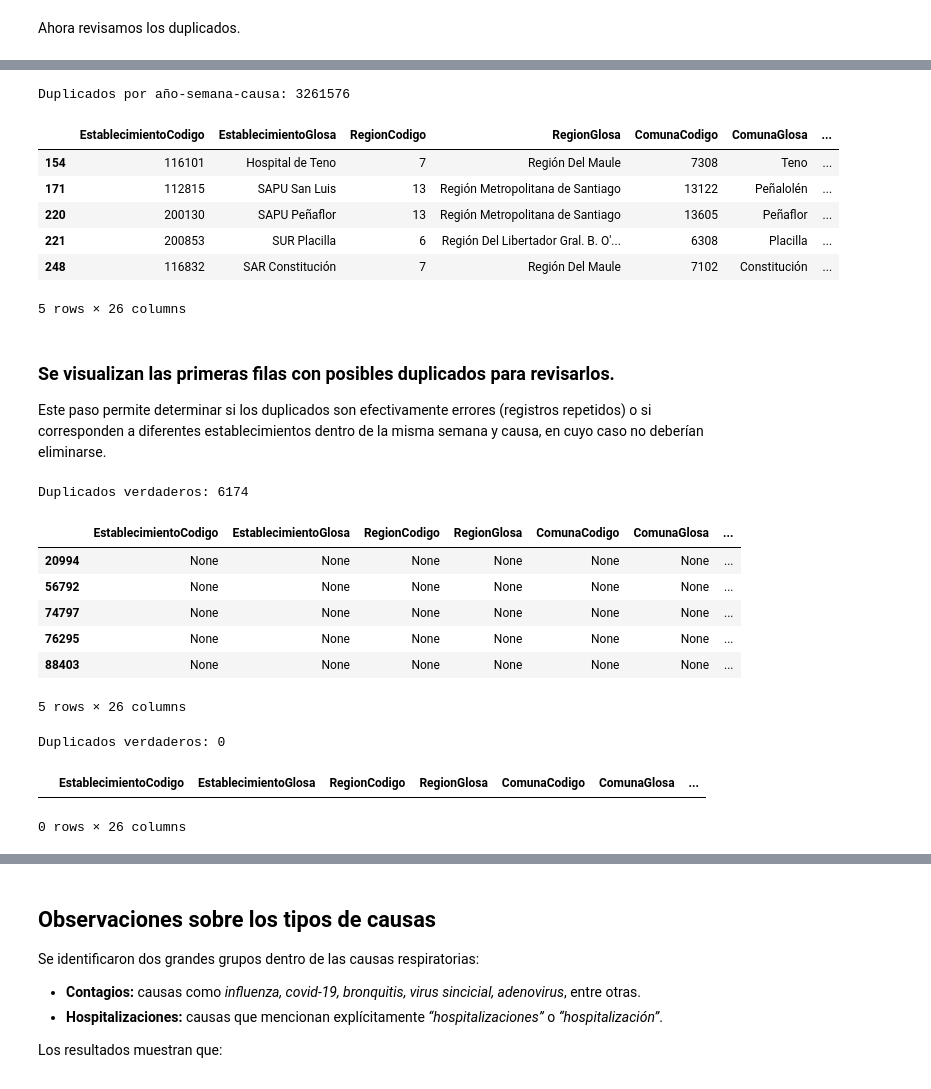
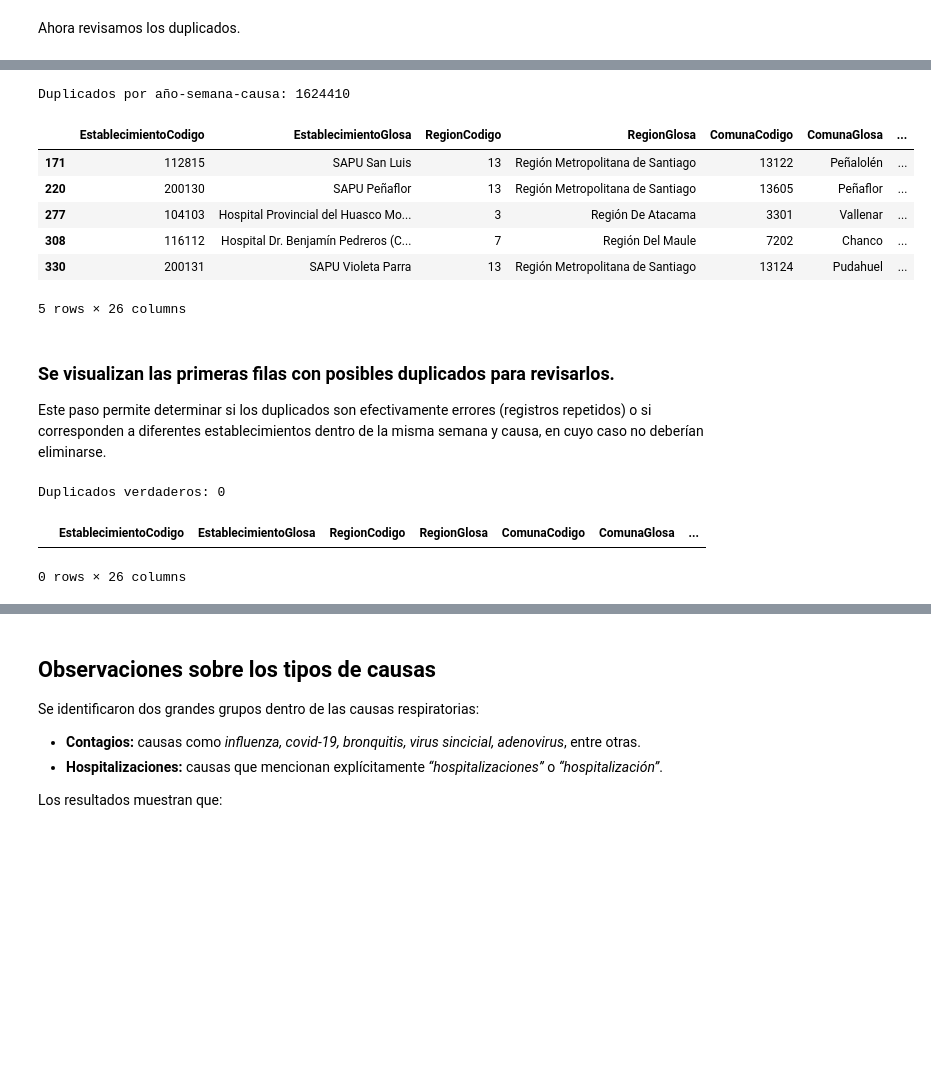
Before and after one commit to JoabVJ/project-imt2200, a Jupyter notebook: Entrega inicial/notebooks/01_EDA_enfermedades_respiratorias.ipynb, the cells around one changed output, grey strips where cells are left out. Saved outputs shown, nothing was run; the diff lists cells and outputs as text; code cells hidden in the pictures; blank space fills up the shorter version.

```diff
--- a/Entrega inicial/notebooks/01_EDA_enfermedades_respiratorias.ipynb
+++ b/Entrega inicial/notebooks/01_EDA_enfermedades_respiratorias.ipynb
@@ -279,6 +251,9 @@ Anio
 Name: count, dtype: int64
 # %%
 #Ahora hago el filtro según los años que les dije recién
-df_per_year = df_con_nan[(df_con_nan["Anio"] >= 2017) & (df_con_nan["Anio"] >= 2023)]
+df_per_year = df_con_nan[df_con_nan["Anio"] >= 2017]
+df_per_year = df_per_year[df_per_year["Anio"] != 2020]
+df_per_year = df_per_year[df_per_year["Anio"] != 2021]
+df_per_year = df_per_year[df_per_year["Anio"] != 2022]
 df_per_year.count()
 # %% [output]
@@ -363,4 +333,0 @@ dtype: int64
-# %%
-df_per_year['Latitud'] = pd.to_numeric(df_per_year['Latitud'], errors='coerce')
-df_per_year['Longitud'] = pd.to_numeric(df_per_year['Longitud'], errors='coerce')
-df_per_year[["Latitud", "Longitud"]].isnull().sum()
@@ -382,0 +360,3 @@ dtype: int64
+# %%
+df_anios = df_per_year.dropna()
+df_anios.isnull().sum()
@@ -420,11 +420,6 @@ Cambiamos latitud y longitud para ambos ya que nos percatamos que la idea es que
 # %%
 # creamos la columna fecha para ambas
-df_con_nan['Fecha'] = pd.to_datetime(
-    df_con_nan['Anio'].astype(str) + df_con_nan['SemanaEstadistica'].astype(str) + '1',
+df_anios['Fecha'] = pd.to_datetime(
+    df_anios['Anio'].astype(str) + df_per_year_2['SemanaEstadistica'].astype(str) + '1',
     format='%Y%U%w', errors='coerce'
 )
-
-df_sin_nan['Fecha'] = pd.to_datetime(
-    df_sin_nan['Anio'].astype(str) + df_sin_nan['SemanaEstadistica'].astype(str) + '1',
-    format='%Y%U%w', errors='coerce'
-)
@@ -459,48 +460,32 @@ Filas duplicadas: 5588
 # %%
-dup_por_semana = df_con_nan.duplicated(subset=['Anio', 'SemanaEstadistica', 'Causa'])
+dup_por_semana = df_anios.duplicated(subset=['Anio', 'SemanaEstadistica', 'Causa'])
 print("Duplicados por año-semana-causa:", dup_por_semana.sum())
 
 # visualizamos
-df_con_nan[dup_por_semana].head()
+df_anios[dup_por_semana].head()
 # %% [output]
-Duplicados por año-semana-causa: 3261576
+Duplicados por año-semana-causa: 1624410
 |  | EstablecimientoCodigo | EstablecimientoGlosa | RegionCodigo | RegionGlosa | ComunaCodigo | ComunaGlosa | ... |
-| 154 | 116101 | Hospital de Teno | 7 | Región Del Maule | 7308 | Teno | ... |
 | 171 | 112815 | SAPU San Luis | 13 | Región Metropolitana de Santiago | 13122 | Peñalolén | ... |
 | 220 | 200130 | SAPU Peñaflor | 13 | Región Metropolitana de Santiago | 13605 | Peñaflor | ... |
-| 221 | 200853 | SUR Placilla | 6 | Región Del Libertador Gral. B. O'... | 6308 | Placilla | ... |
-| 248 | 116832 | SAR Constitución | 7 | Región Del Maule | 7102 | Constitución | ... |
+| 277 | 104103 | Hospital Provincial del Huasco Mo... | 3 | Región De Atacama | 3301 | Vallenar | ... |
+| 308 | 116112 | Hospital Dr. Benjamín Pedreros (C... | 7 | Región Del Maule | 7202 | Chanco | ... |
+| 330 | 200131 | SAPU Violeta Parra | 13 | Región Metropolitana de Santiago | 13124 | Pudahuel | ... |
 5 rows × 26 columns
 # %% [markdown]
 ### Se visualizan las primeras filas con posibles duplicados para revisarlos.
 Este paso permite determinar si los duplicados son efectivamente errores (registros repetidos) o si corresponden a diferentes establecimientos dentro de la misma semana y causa, en cuyo caso no deberían eliminarse.
 # %%
 # vemos si eliminamos o no
-dup_detallado = df_con_nan.duplicated(
+dup_detallado = df_anios.duplicated(
     subset=['EstablecimientoCodigo', 'Anio', 'SemanaEstadistica', 'Causa', 'NumTotal']
 )
 print("Duplicados verdaderos:", dup_detallado.sum())
-df_con_nan[dup_detallado].head()
+df_anios[dup_detallado].head()
 # %% [output]
-Duplicados verdaderos: 6174
+Duplicados verdaderos: 0
 |  | EstablecimientoCodigo | EstablecimientoGlosa | RegionCodigo | RegionGlosa | ComunaCodigo | ComunaGlosa | ... |
-| 20994 | None | None | None | None | None | None | ... |
-| 56792 | None | None | None | None | None | None | ... |
-| 74797 | None | None | None | None | None | None | ... |
-| 76295 | None | None | None | None | None | None | ... |
-| 88403 | None | None | None | None | None | None | ... |
-5 rows × 26 columns
+0 rows × 26 columns
-# %%
-# vemos si eliminamos o no
-dup_detallado = df_sin_nan.duplicated(
-    subset=['EstablecimientoCodigo', 'Anio', 'SemanaEstadistica', 'Causa', 'NumTotal']
-)
-print("Duplicados verdaderos:", dup_detallado.sum())
-df_sin_nan[dup_detallado].head()
-# %% [output]
-Duplicados verdaderos: 0
-|  | EstablecimientoCodigo | EstablecimientoGlosa | RegionCodigo | RegionGlosa | ComunaCodigo | ComunaGlosa | ... |
-0 rows × 26 columns
 # %% [markdown]
 ## Análisis de duplicados y decisión sobre los datasets
 
```
Also changed, not shown: parts of 34 cells of this notebook.
